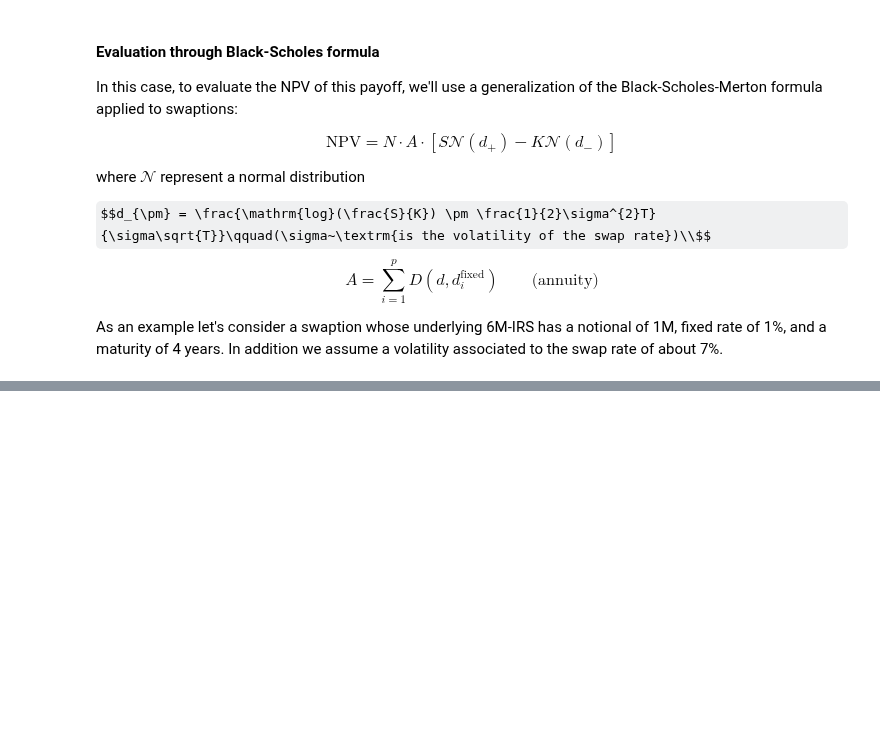
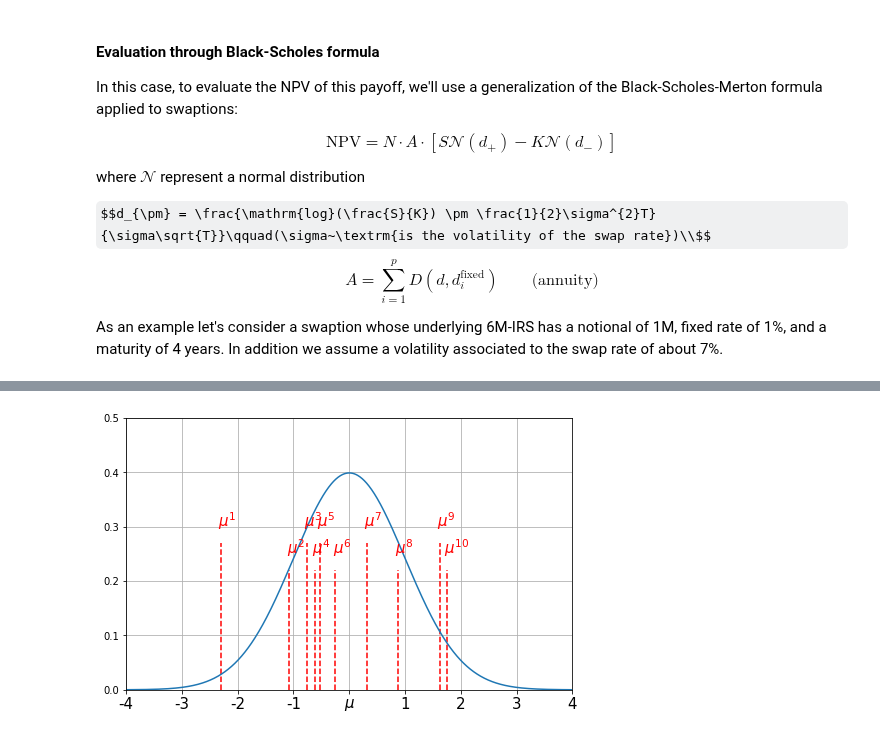
Before and after one commit to matteosan1/finance_course, a Jupyter notebook: lessons_2020/lesson4.ipynb, the cells around one changed output, grey strips where cells are left out. Cells and saved outputs as stored; diff of their text form; code cells hidden in the pictures; some formulas as TeX source; blank space fills up the shorter version.

```diff
--- a/lessons_2020/lesson4.ipynb
+++ b/lessons_2020/lesson4.ipynb
@@ -564,0 +619,25 @@ $$ DF\cdot \mathrm{max}(0, \mathrm{SwapNPVAtExpiry}) = \mathrm{max}(0, DF \cdot\
+# %%
+from scipy.stats import norm
+np.random.seed(1)
+x = sorted(norm.rvs(size=10))
+xc = np.arange(-4, 4, 0.01)
+
+fig = plt.figure(figsize=(8,5))
+plt.plot(xc, norm.pdf(xc))
+
+for j, i in enumerate(x):
+    if j%2 == 0:
+        plt.text(i-0.05, 0.3, "$\mu^{}$".format(j+1), color='red', fontsize=15)
+        plt.vlines(i, 0, 0.27, color='red', linestyle='--')
+    else:
+        plt.text(i-0.05, 0.25, "$\mu^{{{}}}$".format(j+1), color='red', fontsize=15)
+        plt.vlines(i, 0, 0.22, color='red', linestyle='--')
+
+plt.ylim(0, 0.5)
+plt.xlim(-4, 4)
+plt.xticks((-4, -3, -2, -1, 0, 1, 2, 3, 4), ('-4', '-3', '-2', '-1', '$\mu$', '1', '2', '3', '4'), color='k', size=15)
+
+plt.grid(True)
+plt.show()
+# %% [output]
+[figure, added]
```
Also changed, not shown: parts of 55 cells of this notebook, 22 other files.
